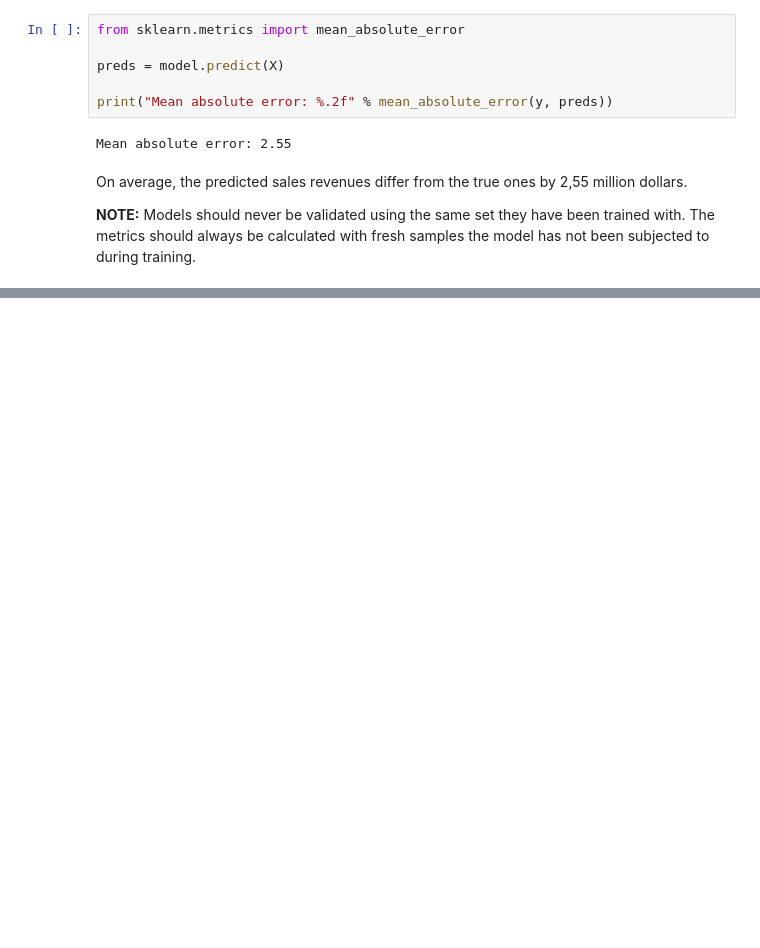
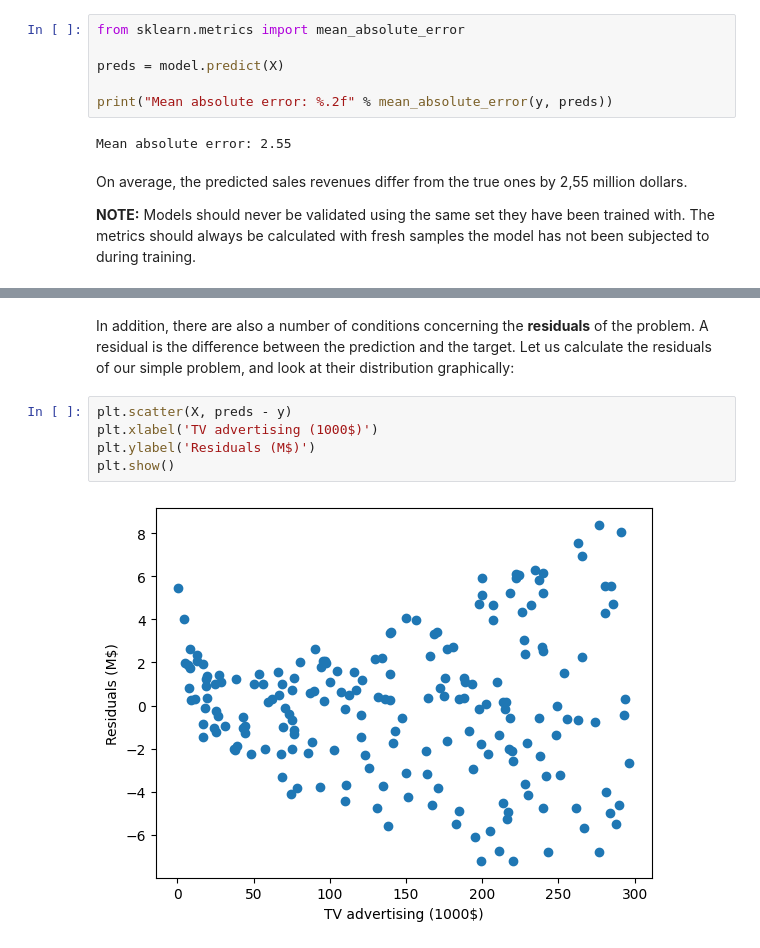
Before and after one commit to vesavvo/dkko, a Jupyter notebook: Linear_regression.ipynb, the cells around one changed output, grey strips where cells are left out. Saved outputs shown, nothing was run; the diff lists cells and outputs as text; blank space fills up the shorter version.

```diff
--- a/Linear_regression.ipynb
+++ b/Linear_regression.ipynb
@@ -125,0 +134,9 @@ On average, the predicted sales revenues differ from the true ones by 2,55 milli
+# %% [markdown]
+In addition, there are also a number of conditions concerning the **residuals** of the problem. A residual is the difference between the prediction and the target. Let us calculate the residuals of our simple problem, and look at their distribution graphically:
+# %%
+plt.scatter(X, preds - y)
+plt.xlabel('TV advertising (1000$)')
+plt.ylabel('Residuals (M$)')
+plt.show()
+# %% [output]
+[figure, added]
```
Also changed, not shown: parts of 3 cells of this notebook.
